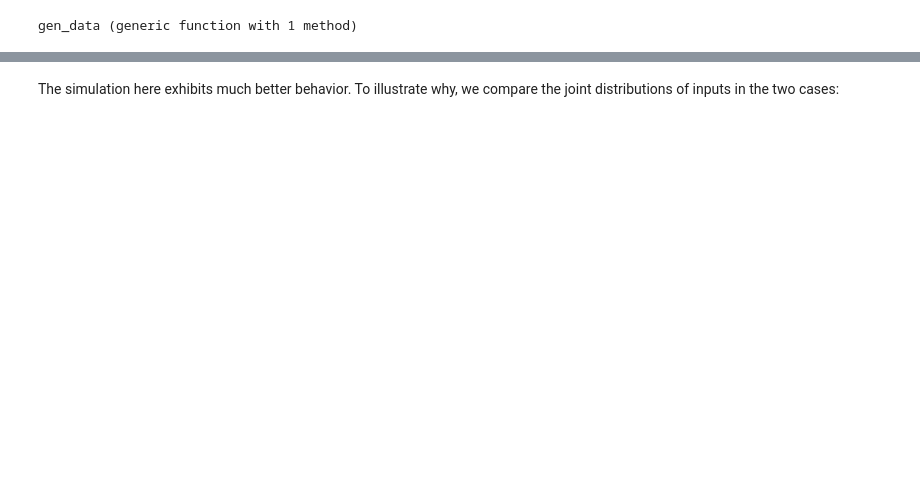
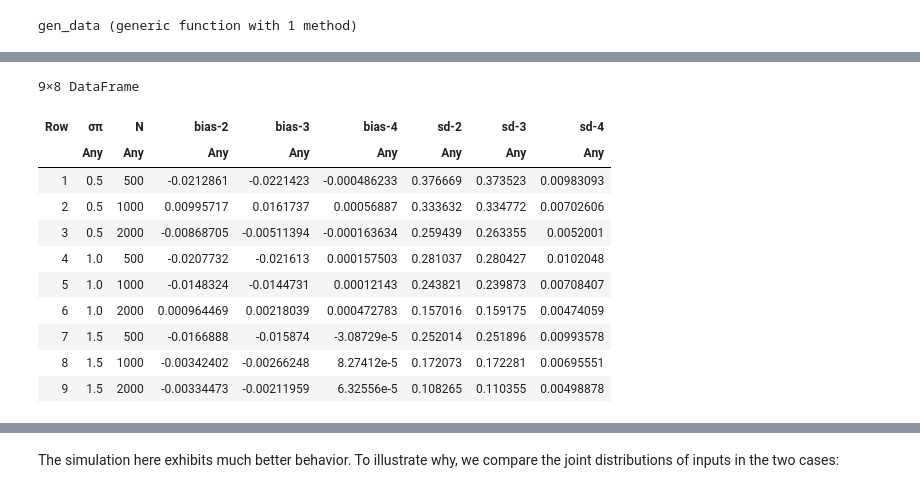
Before and after one commit to josephmullins/ChildSkillProduction, a Jupyter notebook: notes/direct_estimation_mc.ipynb, the cells around one changed output, grey strips where cells are left out. Cells and saved outputs as stored; diff of their text form; code cells hidden in the pictures; blank space fills up the shorter version.

```diff
--- a/notes/direct_estimation_mc.ipynb
+++ b/notes/direct_estimation_mc.ipynb
@@ -123,0 +178,19 @@ plot(H...)
+# %%
+@chain stack(da,[:bias,:sd]) begin
+    @transform :variable = string.(:variable,"-",:estimator)
+    @select :σπ :N :variable :value
+    unstack()
+end
+# %% [output]
+9×8 DataFrame
+| Row | σπ | N | bias-2 | bias-3 | bias-4 | sd-2 | sd-3 | sd-4 |
+|  | Any | Any | Any | Any | Any | Any | Any | Any |
+| 1 | 0.5 | 500 | -0.0212861 | -0.0221423 | -0.000486233 | 0.376669 | 0.373523 | 0.00983093 |
+| 2 | 0.5 | 1000 | 0.00995717 | 0.0161737 | 0.00056887 | 0.333632 | 0.334772 | 0.00702606 |
+| 3 | 0.5 | 2000 | -0.00868705 | -0.00511394 | -0.000163634 | 0.259439 | 0.263355 | 0.0052001 |
+| 4 | 1.0 | 500 | -0.0207732 | -0.021613 | 0.000157503 | 0.281037 | 0.280427 | 0.0102048 |
+| 5 | 1.0 | 1000 | -0.0148324 | -0.0144731 | 0.00012143 | 0.243821 | 0.239873 | 0.00708407 |
+| 6 | 1.0 | 2000 | 0.000964469 | 0.00218039 | 0.000472783 | 0.157016 | 0.159175 | 0.00474059 |
+| 7 | 1.5 | 500 | -0.0166888 | -0.015874 | -3.08729e-5 | 0.252014 | 0.251896 | 0.00993578 |
+| 8 | 1.5 | 1000 | -0.00342402 | -0.00266248 | 8.27412e-5 | 0.172073 | 0.172281 | 0.00695551 |
+| 9 | 1.5 | 2000 | -0.00334473 | -0.00211959 | 6.32556e-5 | 0.108265 | 0.110355 | 0.00498878 |
```
Also changed, not shown: parts of 33 cells of this notebook.
